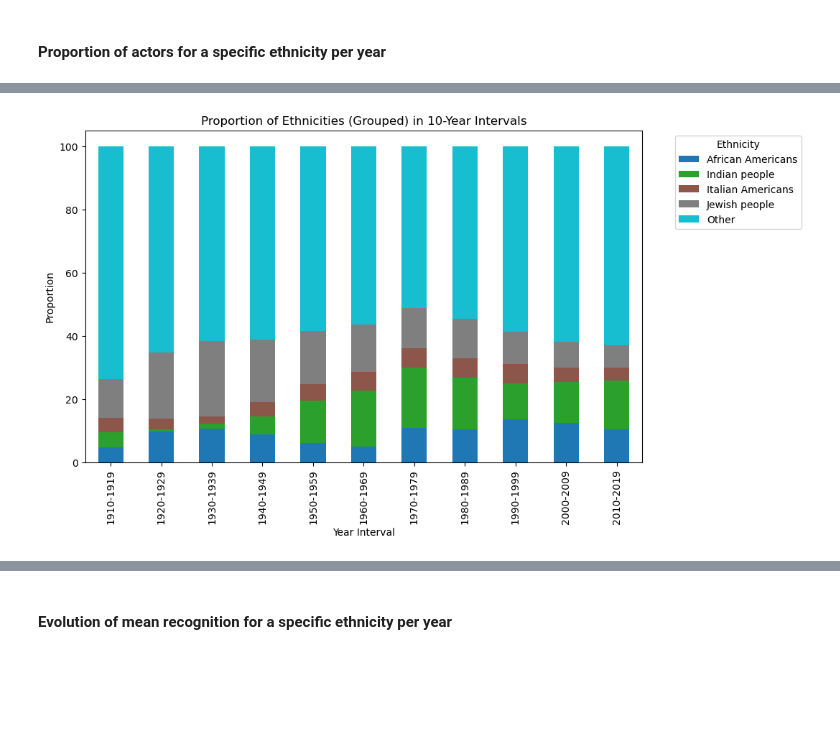
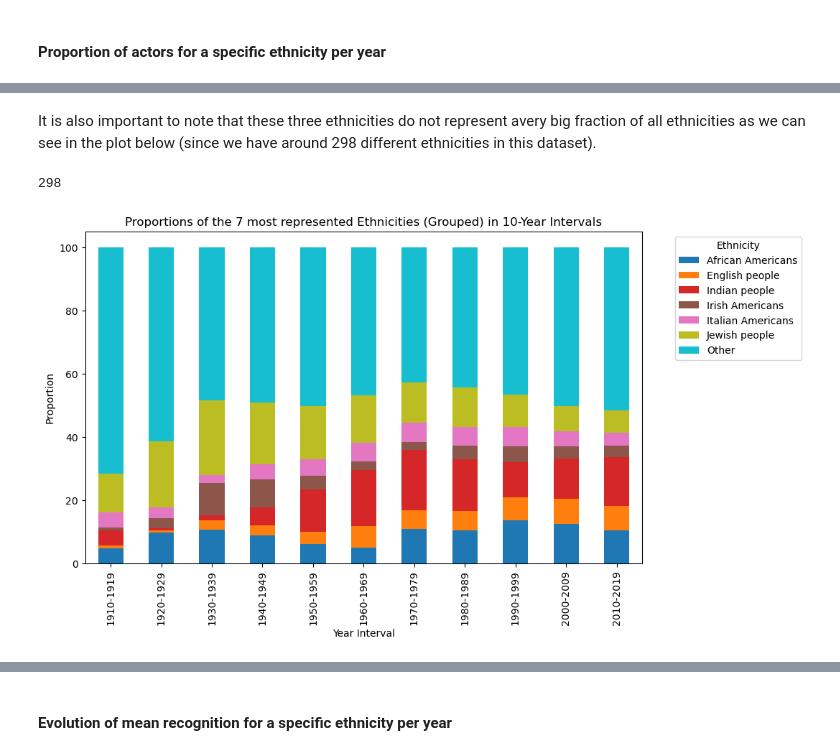
Before and after one commit to epfl-ada/ada-2023-project-pandateam23, a Jupyter notebook: Pico-Andre_.ipynb, the cells around one changed output, grey strips where cells are left out. Drawn from its saved outputs; the diff is of its cells as text; code cells hidden in the pictures; blank space fills up the shorter version.

```diff
--- a/Pico-Andre_.ipynb
+++ b/Pico-Andre_.ipynb
@@ -1459,7 +1471,7 @@ for json_name, ethnicity_name in zip(JSON_NAMES, ETHNICITY_NAMES):
     mask = (actor_ethnicity_year['Actor ethnicity'] == '') & (actor_ethnicity_year['Actor Name'].isin(ethnicity_actors))
     actor_ethnicity_year.loc[mask, 'Actor ethnicity'] = ethnicity_name
 
-    mask = (general_recog_ethnicity['Actor ethnicity'] == '') & (general_recog_ethnicity['actor_name'].isin(ethnicity_actors))
+    mask = (general_recog_ethnicity['Actor ethnicity'] == '') & (general_recog_ethnicity['Actor Name'].isin(ethnicity_actors))
     general_recog_ethnicity.loc[mask, 'Actor ethnicity'] = ethnicity_name
 # %%
 missing_data_after = general_recog_ethnicity[general_recog_ethnicity['Actor ethnicity'] == ''].shape[0]
@@ -1496,0 +1499,8 @@ ETHNICITIES = ['Indian people', 'African Americans', 'Jewish people', 'Italian A
+# %%
+# Group by ethnicity and count occurrences
+ethnicity_counts = actor_ethnicity_year['Actor ethnicity'].value_counts()
+
+# Get the top 10 ethnicities
+n=6
+top_n_ethnicities = ethnicity_counts.head(n)
+top_n_ethnicities
@@ -1517,47 +1650,32 @@ We see that after the Civil Right Movement (~after 1970) the number of African A
+# %% [markdown]
+It is also important to note that these three ethnicities do not represent avery big fraction of all ethnicities as we can see in the plot below (since we have around 298 different ethnicities in this dataset).
+# %%
+actor_ethnicity_year['Actor ethnicity'].unique().size
+# %% [output]
+298
 # %%
-import pandas as pd
-import matplotlib.pyplot as plt
-
-# Assuming you have the necessary data and variables already defined
-# actor_ethnicity_year, ETHNICITIES, etc.
-
 # Bin the years into 10-year intervals
 bins = list(range(1910, 2021, 10))
 labels = [f"{i}-{i+9}" for i in range(1910, 2020, 10)]
 actor_ethnicity_year['YearInterval'] = pd.cut(actor_ethnicity_year['Year'], bins=bins, labels=labels, right=False)
 
-# Group ethnicities in ETHNICITIES and put the rest in 'Other'
-actor_ethnicity_year['GroupedEthnicity'] = actor_ethnicity_year['Actor ethnicity'].apply(lambda x: x if x in ETHNICITIES else 'Other')
+# Group ethnicities in top_n_ethnicities and put the rest in 'Other'
+actor_ethnicity_year['GroupedEthnicity'] = actor_ethnicity_year['Actor ethnicity'].apply(lambda x: x if x in top_n_ethnicities else 'Other')
 
 # Create a cross-tabulation of the data and calculate proportions
 cross_tab = pd.crosstab(index=actor_ethnicity_year['YearInterval'],
                         columns=actor_ethnicity_year['GroupedEthnicity'],
                         normalize='index') * 100.0
 
 # Plot the stacked bar chart
 ax = cross_tab.plot(kind='bar', stacked=True, colormap='tab10', figsize=(10, 6))
 
-# Add annotations
-for i, col in enumerate(cross_tab.columns):
-    total = 0
-    for j, val in enumerate(cross_tab.index):
-        proportion = cross_tab.loc[val, col]
-        count = actor_ethnicity_year[(actor_ethnicity_year['YearInterval'] == val) & (actor_ethnicity_year['GroupedEthnicity'] == col)].shape[0]
-        total += proportion
-        # ax.annotate(f"{count} ({proportion:.2f}%)",
-        #             (j, total - proportion / 2),
-        #             ha='center',
-        #             va='center',
-        #             xytext=(0, 10),  # Offset the annotation slightly above the bar
-        #             textcoords='offset points',
-        #             color='black')
-
 # Set plot properties
-plt.title('Proportion of Ethnicities (Grouped) in 10-Year Intervals')
+plt.title(f'Proportions of the {n+1} most represented Ethnicities (Grouped) in 10-Year Intervals')
 plt.xlabel('Year Interval')
 plt.ylabel('Proportion')
 plt.legend(title='Ethnicity', bbox_to_anchor=(1.05, 1), loc='upper left')
 
 plt.show()
 # %% [output]
-[figure, old version]
+[figure, new version]
```
Also changed, not shown: parts of 53 cells of this notebook.
